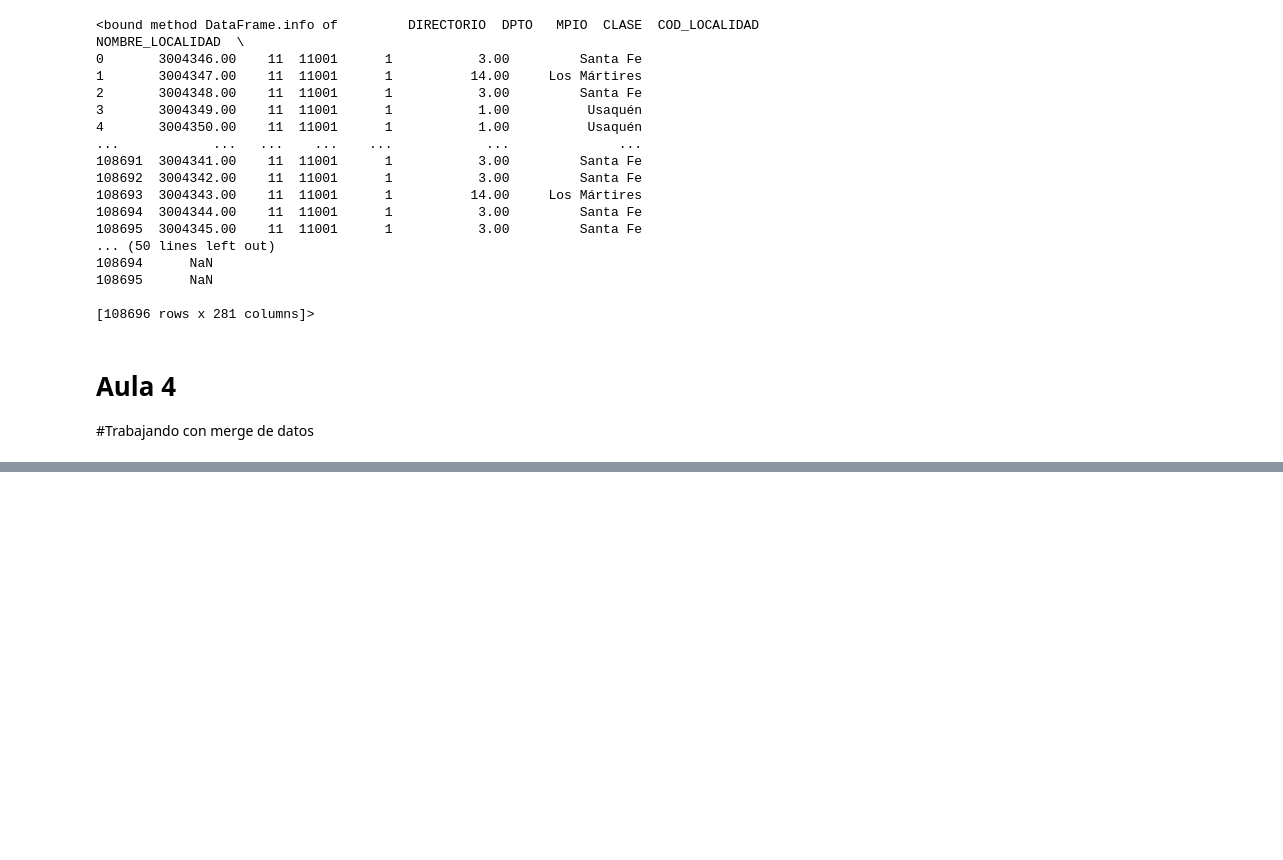
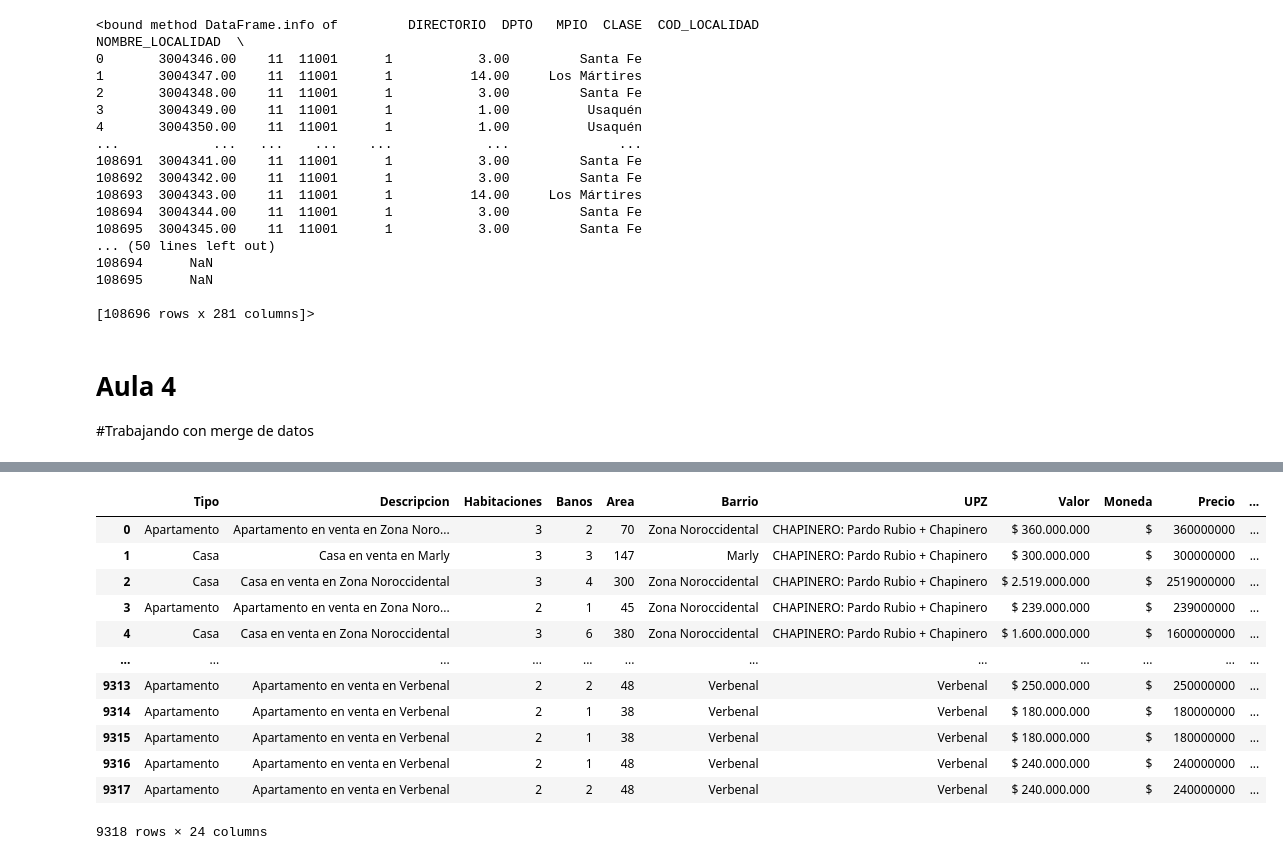
Before and after one commit to IAferaboli/InmersionDatos_AluraLatam, a Jupyter notebook: Práctica_InmersiónDatos_Aula1.ipynb, the cells around one changed output, grey strips where cells are left out. Drawn from its saved outputs; the diff is of its cells as text; code cells hidden in the pictures; blank space fills up the shorter version.

```diff
--- a/Práctica_InmersiónDatos_Aula1.ipynb
+++ b/Práctica_InmersiónDatos_Aula1.ipynb
@@ -490,0 +533,28 @@ datos_dane.info
+# %%
+#Diccionario de trabajo provisto por Alura, cambia los códigos de columna por nombres referentes
+dic_dane = {
+       'NVCBP4':'CONJUNTO_CERRADO',
+       'NVCBP14A':'FABRICAS_CERCA', 'NVCBP14D':'TERMINALES_BUS', 'NVCBP14E':'BARES_DISCO',
+       'NVCBP14G':'OSCURO_PELIGROSO', 'NVCBP15A':'RUIDO', 'NVCBP15C':'INSEGURIDAD',
+       'NVCBP15F':'BASURA_INADECUADA', 'NVCBP15G':'INVASION','NVCBP16A3':'MOV_ADULTOS_MAYORES',
+       'NVCBP16A4':'MOV_NINOS_BEBES',
+       'NPCKP17':'OCUPACION','NPCKP18':'CONTRATO','NPCKP23':'SALARIO_MES',
+       'NPCKP44A':'DONDE_TRABAJA', 'NPCKPN62A':'DECLARACION_RENTA',
+       'NPCKPN62B':'VALOR_DECLARACION', 'NPCKP64A':'PERDIDA_TRABAJO_C19',
+       'NPCKP64E':'PERDIDA_INGRESOS_C19',
+       'NHCCP3':'TIENE_ESCRITURA', 'NHCCP6':'ANO_COMPRA', 'NHCCP7':'VALOR_COMPRA', 'NHCCP8_1':'HIPOTECA_CRED_BANCO',
+       'NHCCP8_2':'OTRO_CRED_BANCO', 'NHCCP8_3':'CRED_FNA', 'NHCCP8_6':'PRESTAMOS_AMIGOS',
+       'NHCCP8_7':'CESANTIAS', 'NHCCP8_8':'AHORROS', 'NHCCP8_9':'SUBSIDIOS',
+       'NHCCP9':'CUANTO_PAGARIA_MENSUAL', 'NHCCP11':'PLANES_ADQUIRIR_VIVIENDA',
+       'NHCCP11A':'MOTIVO_COMPRA', 'NHCCP12':'RAZON_NO_ADQ_VIV', 'NHCCP41':'TIENE_CARRO','NHCCP41A':'CUANTOS_CARROS',
+       'NHCCP47A':'TIENE_PERROS', 'NHCCP47B':'TIENE_GATOS', 'NHCLP2A':'VICTIMA_ATRACO', 'NHCLP2B':'VICTIMA_HOMICIDIO',
+       'NHCLP2C':'VICTIMA_PERSECUSION',
+       'NHCLP2E':'VICTIMA_ACOSO', 'NHCLP4':'COMO_VIVE_ECON', 'NHCLP5':'COMO_NIVEL_VIDA',
+       'NHCLP8AB':'REACCION_OPORTUNA_POLICIA', 'NHCLP8AE':'COMO_TRANSPORTE_URBANO', 'NHCLP10':'SON_INGRESOS_SUFICIENTES',
+       'NHCLP11':'SE_CONSIDERA_POBRE', 'NHCLP29_1A':'MED_C19_TRABAJO',
+       'NHCLP29_1C':'MED_C19_CAMBIO_VIVIENDA', 'NHCLP29_1E':'MED_C19_ENDEUDAMIENTO',
+       'NHCLP29_1F':'MED_C19_VENTA_BIENES','NPCHP4':'NIVEL_EDUCATIVO'
+       }
+
+datos_dane = datos_dane.rename(columns=dic_dane)
+datos_dane.columns
@@ -490,0 +631,18 @@ datos_dane.info
+# %%
+upz = pd.read_csv('/content/drive/MyDrive/InmersiónDatos/cod_upz.csv')
+datos_ml = pd.merge(datos_ml, upz, left_on= 'UPZ', right_on= 'NOMBRE_ESTRATO', how='inner')
+datos_ml
+# %% [output]
+|  | Tipo | Descripcion | Habitaciones | Banos | Area | Barrio | UPZ | Valor | Moneda | Precio | ... |
+| 0 | Apartamento | Apartamento en venta en Zona Noro... | 3 | 2 | 70 | Zona Noroccidental | CHAPINERO: Pardo Rubio + Chapinero | $ 360.000.000 | $ | 360000000 | ... |
+| 1 | Casa | Casa en venta en Marly | 3 | 3 | 147 | Marly | CHAPINERO: Pardo Rubio + Chapinero | $ 300.000.000 | $ | 300000000 | ... |
+| 2 | Casa | Casa en venta en Zona Noroccidental | 3 | 4 | 300 | Zona Noroccidental | CHAPINERO: Pardo Rubio + Chapinero | $ 2.519.000.000 | $ | 2519000000 | ... |
+| 3 | Apartamento | Apartamento en venta en Zona Noro... | 2 | 1 | 45 | Zona Noroccidental | CHAPINERO: Pardo Rubio + Chapinero | $ 239.000.000 | $ | 239000000 | ... |
+| 4 | Casa | Casa en venta en Zona Noroccidental | 3 | 6 | 380 | Zona Noroccidental | CHAPINERO: Pardo Rubio + Chapinero | $ 1.600.000.000 | $ | 1600000000 | ... |
+| ... | ... | ... | ... | ... | ... | ... | ... | ... | ... | ... | ... |
+| 9313 | Apartamento | Apartamento en venta en Verbenal | 2 | 2 | 48 | Verbenal | Verbenal | $ 250.000.000 | $ | 250000000 | ... |
+| 9314 | Apartamento | Apartamento en venta en Verbenal | 2 | 1 | 38 | Verbenal | Verbenal | $ 180.000.000 | $ | 180000000 | ... |
+| 9315 | Apartamento | Apartamento en venta en Verbenal | 2 | 1 | 38 | Verbenal | Verbenal | $ 180.000.000 | $ | 180000000 | ... |
+| 9316 | Apartamento | Apartamento en venta en Verbenal | 2 | 1 | 48 | Verbenal | Verbenal | $ 240.000.000 | $ | 240000000 | ... |
+| 9317 | Apartamento | Apartamento en venta en Verbenal | 2 | 2 | 48 | Verbenal | Verbenal | $ 240.000.000 | $ | 240000000 | ... |
+9318 rows × 24 columns
```
Also changed, not shown: parts of 11 cells of this notebook.
